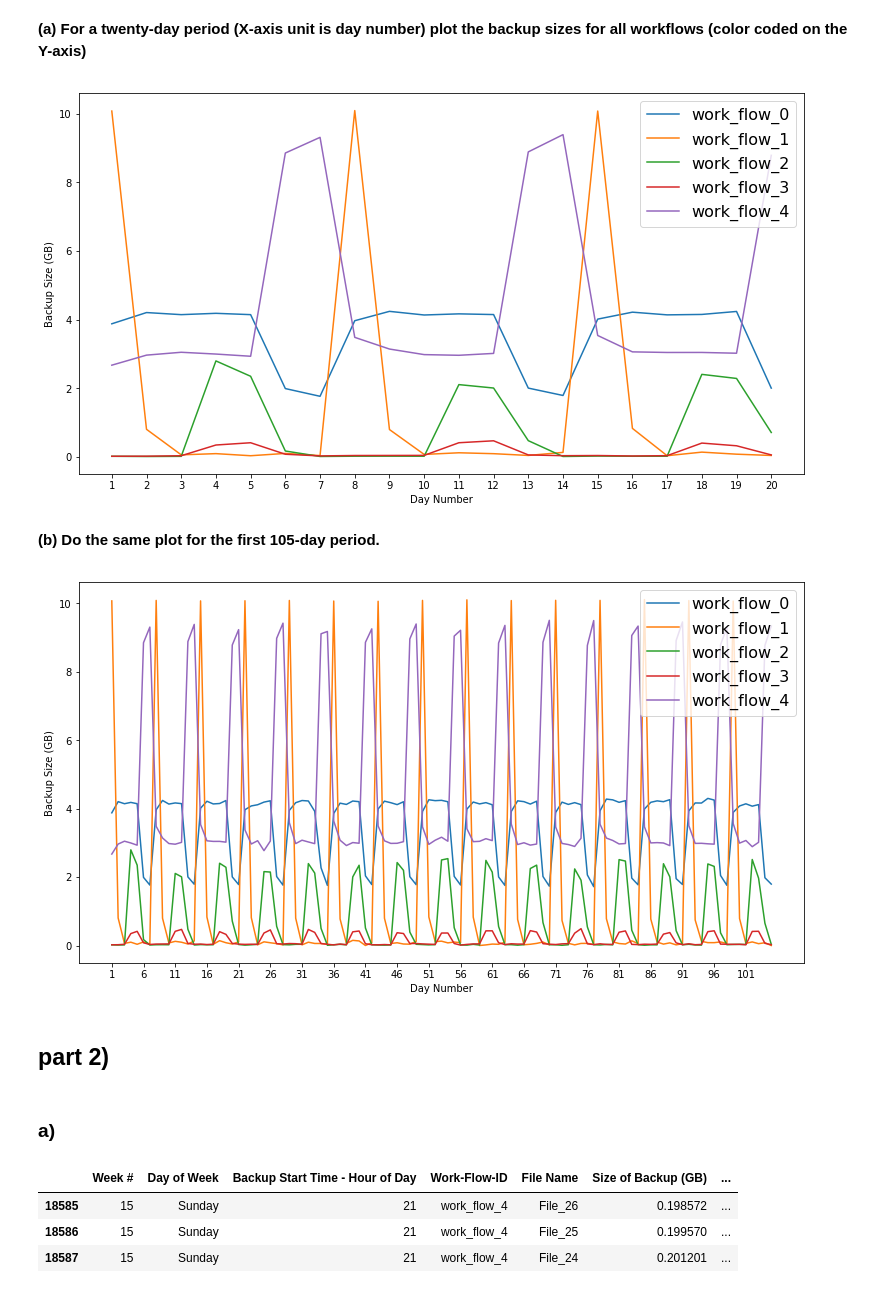
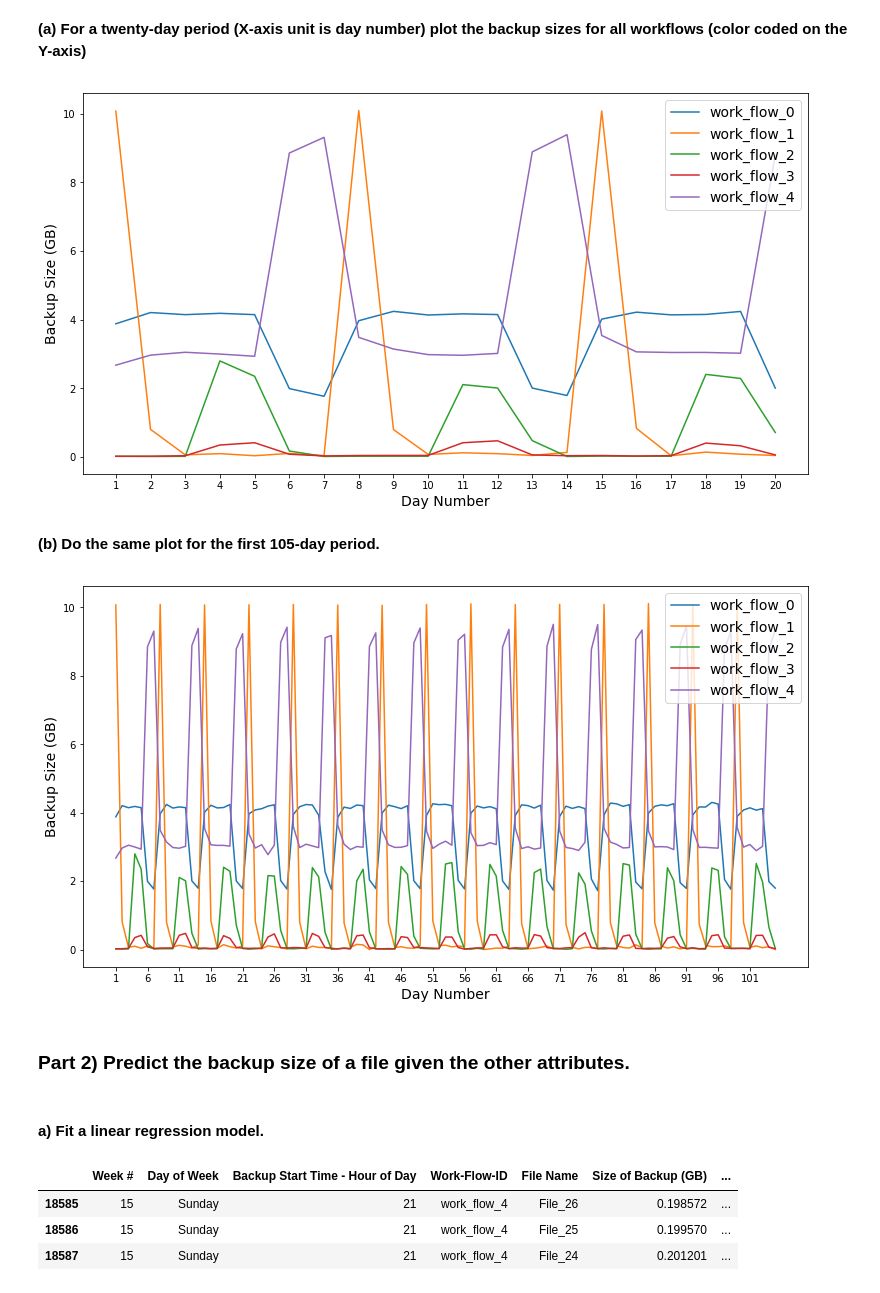
Before and after one commit to popo0293/EE219Project4, a Jupyter notebook: Project 4.ipynb, the cells around one changed output. Saved outputs shown, nothing was run; the diff lists cells and outputs as text; code cells hidden in the pictures.

```diff
--- a/Project 4.ipynb
+++ b/Project 4.ipynb
@@ -53,39 +53,39 @@ for i in range(len(workflowlist)):
             sum( (temp.loc[temp['day number']==j])['Size of Backup (GB)']) )
     plt.plot(range(1,21), tempbackup, label=workflowlist[i])
 
-plt.legend(loc='upper right', prop={'size': 16})
-plt.ylabel('Backup Size (GB)')
-plt.xlabel('Day Number')
+plt.legend(loc='upper right', prop={'size': 14})
+plt.ylabel('Backup Size (GB)', fontsize=14)
+plt.xlabel('Day Number', fontsize=14)
 plt.xticks(range(1,21))
 plt.show()
 # %% [output]
-[figure, old version]
+[figure, new version]
 # %% [markdown]
 **(b) Do the same plot for the first 105-day period.**
 # %%
 df_part1b = df.loc[ df['day number'] <= 105 ]
 workflowlist = np.unique(df_part1b['Work-Flow-ID'])
 
 plt.figure( figsize=(13, 7) )
 for i in range(len(workflowlist)):
     temp = df_part1b.loc[ df_part1b['Work-Flow-ID'] == workflowlist[i] ]
     tempbackup = []
     for j in range(1,106):
         tempbackup.append( \
             sum( (temp.loc[temp['day number']==j])['Size of Backup (GB)']) )
     plt.plot(range(1,106), tempbackup, label=workflowlist[i])
 
-plt.legend(loc='upper right', prop={'size': 16})
-plt.ylabel('Backup Size (GB)')
-plt.xlabel('Day Number')
+plt.legend(loc='upper right', prop={'size': 14})
+plt.ylabel('Backup Size (GB)', fontsize=14)
+plt.xlabel('Day Number', fontsize=14)
 plt.xticks(range(1,106,5))
 plt.show()
 # %% [output]
-[figure, old version]
+[figure, new version]
-# %% [markdown]
-## part 2)
-# %% [markdown]
-### a)
+# %% [markdown]
+### Part 2) Predict the backup size of a file given the other attributes.
+# %% [markdown]
+#### a) Fit a linear regression model.
 # %%
 import sklearn
 from sklearn.linear_model import LinearRegression
```
